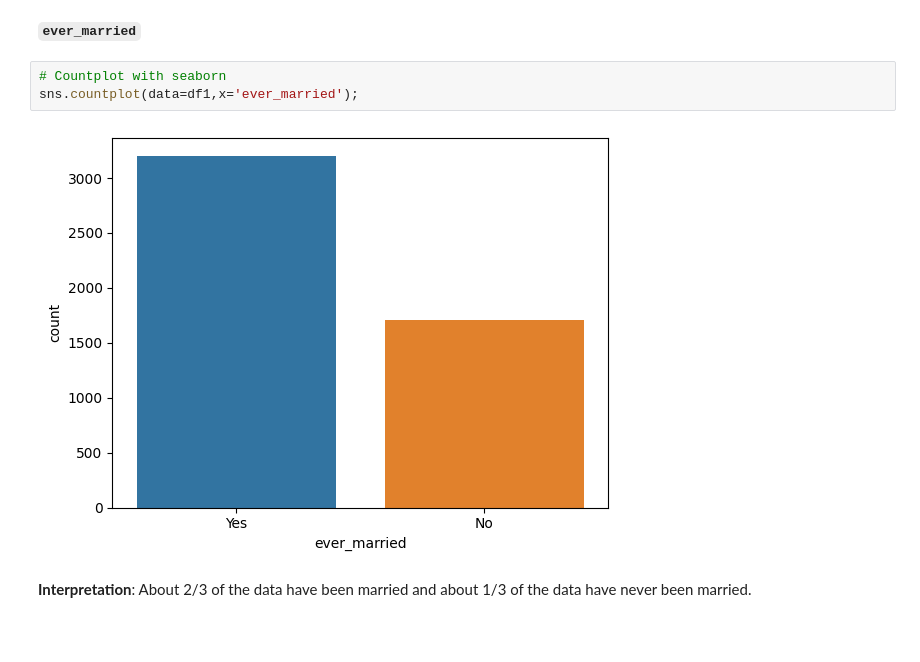
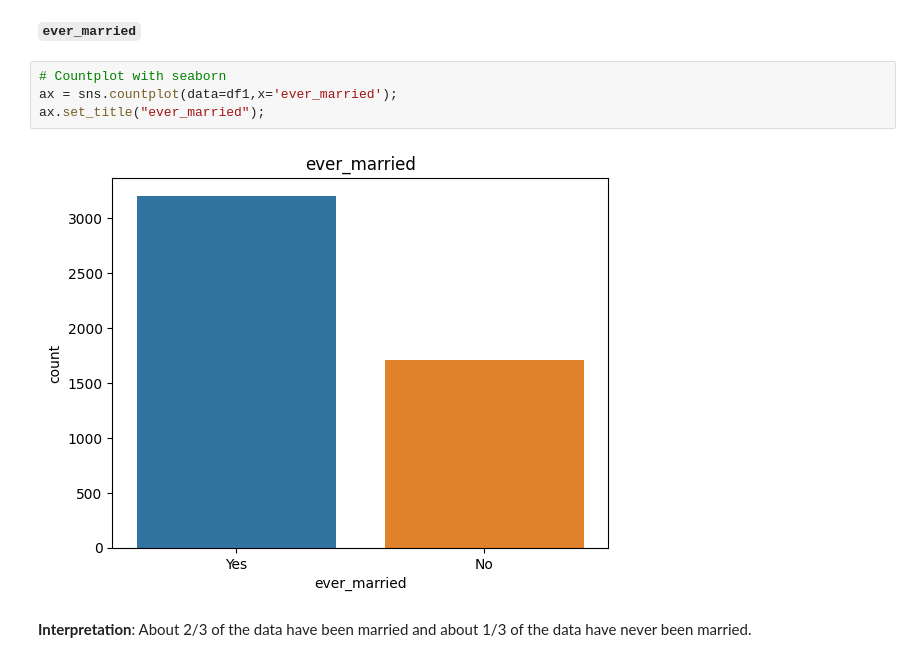
Before and after one commit to ericakitano/Project-2-Stroke-Prediction-, a Jupyter notebook: Stroke_Prediction.ipynb, the cells around one changed output. Cells and saved outputs as stored; diff of their text form; blank space fills up the shorter version.

```diff
--- a/Stroke_Prediction.ipynb
+++ b/Stroke_Prediction.ipynb
@@ -436,9 +439,10 @@ sns.countplot(data=df1,x='heart_disease');
 **`ever_married`**
 # %%
 # Countplot with seaborn
-sns.countplot(data=df1,x='ever_married');
+ax = sns.countplot(data=df1,x='ever_married');
+ax.set_title("ever_married");
 # %% [output]
-[figure, old version]
+[figure, new version]
 # %% [markdown]
 **Interpretation**: About 2/3 of the data have been married and about 1/3 of the data have never been married.
 # %% [markdown]
```
Also changed, not shown: parts of 37 cells of this notebook.
